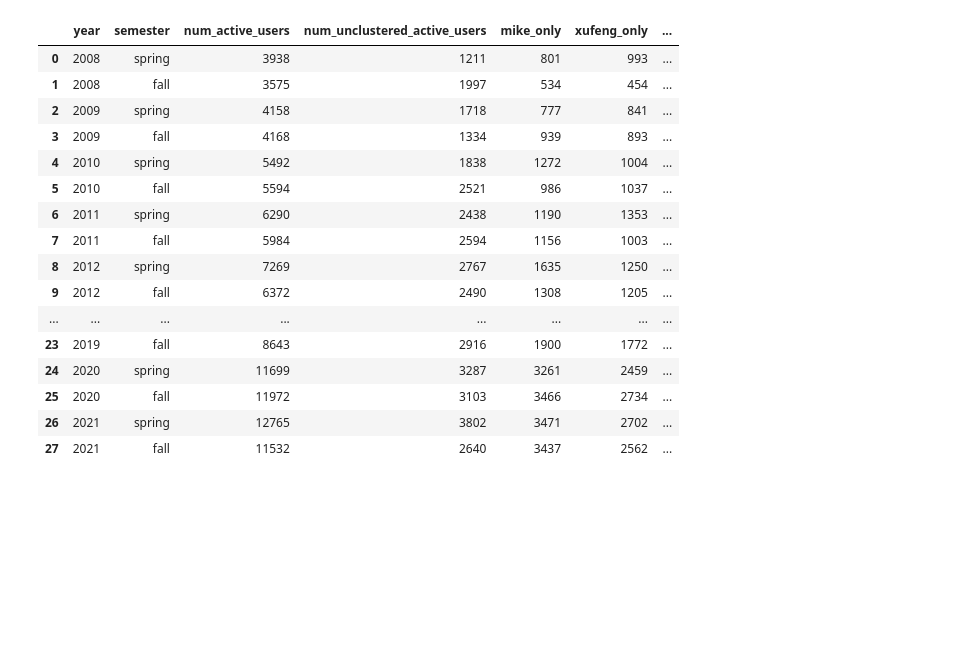
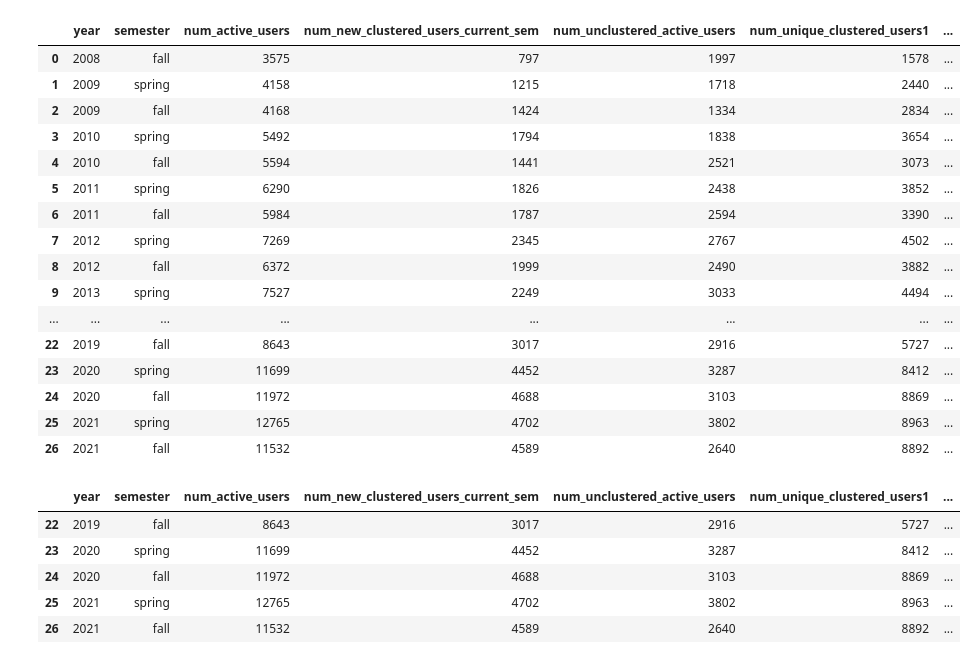
Before and after one commit to saxenap/nanohub, a Jupyter notebook: nanoHUB/pipeline/geddes/cluster_plot_data.ipynb, the cells around one changed output. Cells and saved outputs as stored; diff of their text form; code cells hidden in the pictures; blank space fills up the shorter version.

Commit message:
problem with dingyan's overlap data

```diff
--- a/nanoHUB/pipeline/geddes/cluster_plot_data.ipynb
+++ b/nanoHUB/pipeline/geddes/cluster_plot_data.ipynb
@@ -29,22 +29,32 @@ nanoHUB - Serving Students, Researchers & Instructors
 [interactive output not drawn]
 # %%
 data_df = get_cluster_numbers_by_semester(application, ClusteringConfiguration().bucket_name_processed)
+data_df['combined_year_semester'] = data_df['year'].astype(str) + '  ' + data_df['semester']
 display(data_df)
 # %% [output]
-|  | year | semester | num_active_users | num_unclustered_active_users | mike_only | xufeng_only | ... |
-| 0 | 2008 | spring | 3938 | 1211 | 801 | 993 | ... |
-| 1 | 2008 | fall | 3575 | 1997 | 534 | 454 | ... |
-| 2 | 2009 | spring | 4158 | 1718 | 777 | 841 | ... |
-| 3 | 2009 | fall | 4168 | 1334 | 939 | 893 | ... |
-| 4 | 2010 | spring | 5492 | 1838 | 1272 | 1004 | ... |
-| 5 | 2010 | fall | 5594 | 2521 | 986 | 1037 | ... |
-| 6 | 2011 | spring | 6290 | 2438 | 1190 | 1353 | ... |
-| 7 | 2011 | fall | 5984 | 2594 | 1156 | 1003 | ... |
-| 8 | 2012 | spring | 7269 | 2767 | 1635 | 1250 | ... |
-| 9 | 2012 | fall | 6372 | 2490 | 1308 | 1205 | ... |
+|  | year | semester | num_active_users | num_new_clustered_users_current_sem | num_unclustered_active_users | num_unique_clustered_users1 | ... |
+| 0 | 2008 | fall | 3575 | 797 | 1997 | 1578 | ... |
+| 1 | 2009 | spring | 4158 | 1215 | 1718 | 2440 | ... |
+| 2 | 2009 | fall | 4168 | 1424 | 1334 | 2834 | ... |
+| 3 | 2010 | spring | 5492 | 1794 | 1838 | 3654 | ... |
+| 4 | 2010 | fall | 5594 | 1441 | 2521 | 3073 | ... |
+| 5 | 2011 | spring | 6290 | 1826 | 2438 | 3852 | ... |
+| 6 | 2011 | fall | 5984 | 1787 | 2594 | 3390 | ... |
+| 7 | 2012 | spring | 7269 | 2345 | 2767 | 4502 | ... |
+| 8 | 2012 | fall | 6372 | 1999 | 2490 | 3882 | ... |
+| 9 | 2013 | spring | 7527 | 2249 | 3033 | 4494 | ... |
 | ... | ... | ... | ... | ... | ... | ... | ... |
-| 23 | 2019 | fall | 8643 | 2916 | 1900 | 1772 | ... |
-| 24 | 2020 | spring | 11699 | 3287 | 3261 | 2459 | ... |
-| 25 | 2020 | fall | 11972 | 3103 | 3466 | 2734 | ... |
-| 26 | 2021 | spring | 12765 | 3802 | 3471 | 2702 | ... |
-| 27 | 2021 | fall | 11532 | 2640 | 3437 | 2562 | ... |
+| 22 | 2019 | fall | 8643 | 3017 | 2916 | 5727 | ... |
+| 23 | 2020 | spring | 11699 | 4452 | 3287 | 8412 | ... |
+| 24 | 2020 | fall | 11972 | 4688 | 3103 | 8869 | ... |
+| 25 | 2021 | spring | 12765 | 4702 | 3802 | 8963 | ... |
+| 26 | 2021 | fall | 11532 | 4589 | 2640 | 8892 | ... |
+# %%
+display(data_df.tail())
+# %% [output]
+|  | year | semester | num_active_users | num_new_clustered_users_current_sem | num_unclustered_active_users | num_unique_clustered_users1 | ... |
+| 22 | 2019 | fall | 8643 | 3017 | 2916 | 5727 | ... |
+| 23 | 2020 | spring | 11699 | 4452 | 3287 | 8412 | ... |
+| 24 | 2020 | fall | 11972 | 4688 | 3103 | 8869 | ... |
+| 25 | 2021 | spring | 12765 | 4702 | 3802 | 8963 | ... |
+| 26 | 2021 | fall | 11532 | 4589 | 2640 | 8892 | ... |
```
Also changed, not shown: parts of 7 cells of this notebook, 2 other files.
